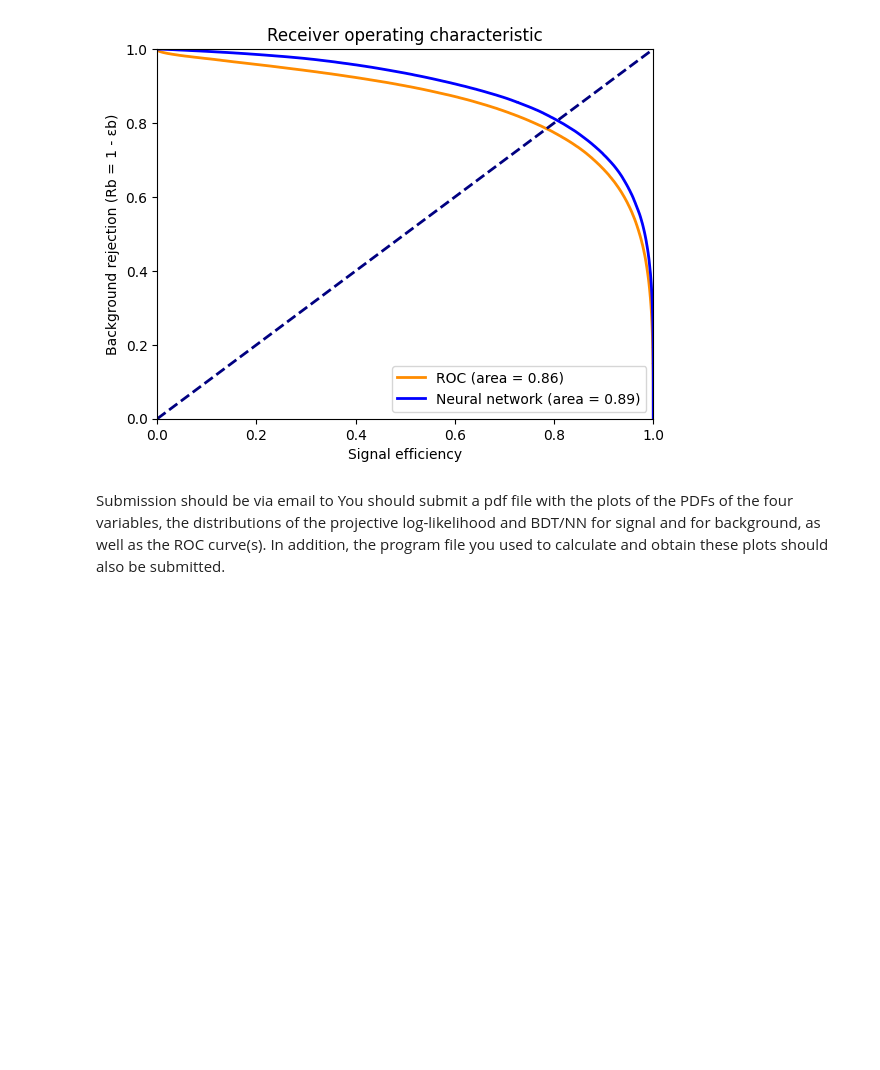
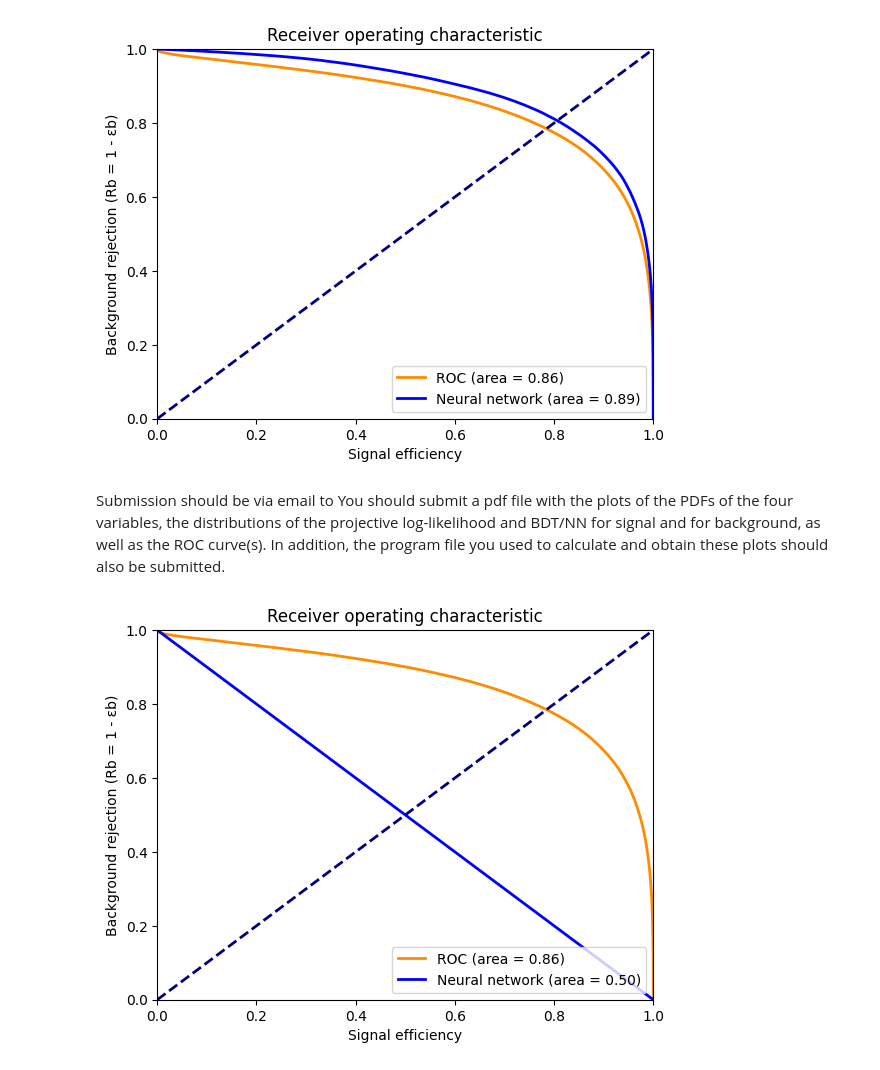
Before and after one commit to LukasLow/UniKurs_Phy-for-DS, a Jupyter notebook: ParticlePhysics/Homework.ipynb, the cells around one changed output. Saved outputs shown, nothing was run; the diff lists cells and outputs as text; code cells hidden in the pictures; blank space fills up the shorter version.

```diff
--- a/ParticlePhysics/Homework.ipynb
+++ b/ParticlePhysics/Homework.ipynb
@@ -469,3 +469,56 @@ plt.show()
 [figure]
 # %% [markdown]
 Submission should be via email to <EMAIL> You should submit a pdf file with the plots of the PDFs of the four variables, the distributions of the projective log-likelihood and BDT/NN for signal and for background, as well as the ROC curve(s). In addition, the program file you used to calculate and obtain these plots should also be submitted.
+# %%
+import numpy as np
+from sklearn.linear_model import LogisticRegression
+from sklearn.neural_network import MLPClassifier
+from sklearn.metrics import roc_curve, auc
+import matplotlib.pyplot as plt
+
+# Load the data.
+signal_train = np.loadtxt('signal_training.txt')
+background_train = np.loadtxt('background_training.txt')
+signal_test = np.loadtxt('signal_testing.txt')
+background_test = np.loadtxt('background_testing.txt')
+
+# Combine signal and background to make the training set.
+X_train = np.concatenate([signal_train, background_train])
+y_train = np.concatenate([np.ones(signal_train.shape[0]), np.zeros(background_train.shape[0])])
+
+# Combine signal and background to make the test set.
+X_test = np.concatenate([signal_test, background_test])
+y_test = np.concatenate([np.ones(signal_test.shape[0]), np.zeros(background_test.shape[0])])
+
+# Train a logistic regression model.
+model_lr = LogisticRegression().fit(X_train, y_train)
+
+# Train a neural network model.
+model_nn = MLPClassifier(hidden_layer_sizes=(1,1,1,1), max_iter=10).fit(X_train, y_train)
+
+# Predict the probabilities of signal.
+y_score_lr = model_lr.predict_proba(X_test)[:, 1]
+y_score_nn = model_nn.predict_proba(X_test)[:, 1]
+
+# Compute ROC curve and ROC area for each class
+fpr_lr, tpr_lr, _ = roc_curve(y_test, y_score_lr)
+roc_auc_lr = auc(fpr_lr, tpr_lr)
+
+fpr_nn, tpr_nn, _ = roc_curve(y_test, y_score_nn)
+roc_auc_nn = auc(fpr_nn, tpr_nn)
+
+# Plot ROC curves
+plt.figure()
+lw = 2
+plt.plot(tpr_lr, 1-fpr_lr, color='darkorange', lw=lw, label='ROC (area = %0.2f)' % roc_auc_lr)
+plt.plot(tpr_nn, 1-fpr_nn, color='blue', lw=lw, label='Neural network (area = %0.2f)' % roc_auc_nn)
+plt.plot([0, 1], [0, 1], color='navy', lw=lw, linestyle='--')
+plt.xlim([0.0, 1.0])
+plt.ylim([0.0, 1.0])
+plt.xlabel('Signal efficiency')
+plt.ylabel('Background rejection (Rb = 1 - εb)')
+plt.title('Receiver operating characteristic')
+plt.legend(loc="lower right")
+plt.show()
+# %% [output]
+[figure, added]
```
Also changed, not shown: parts of 2 cells of this notebook, 24 other files.
